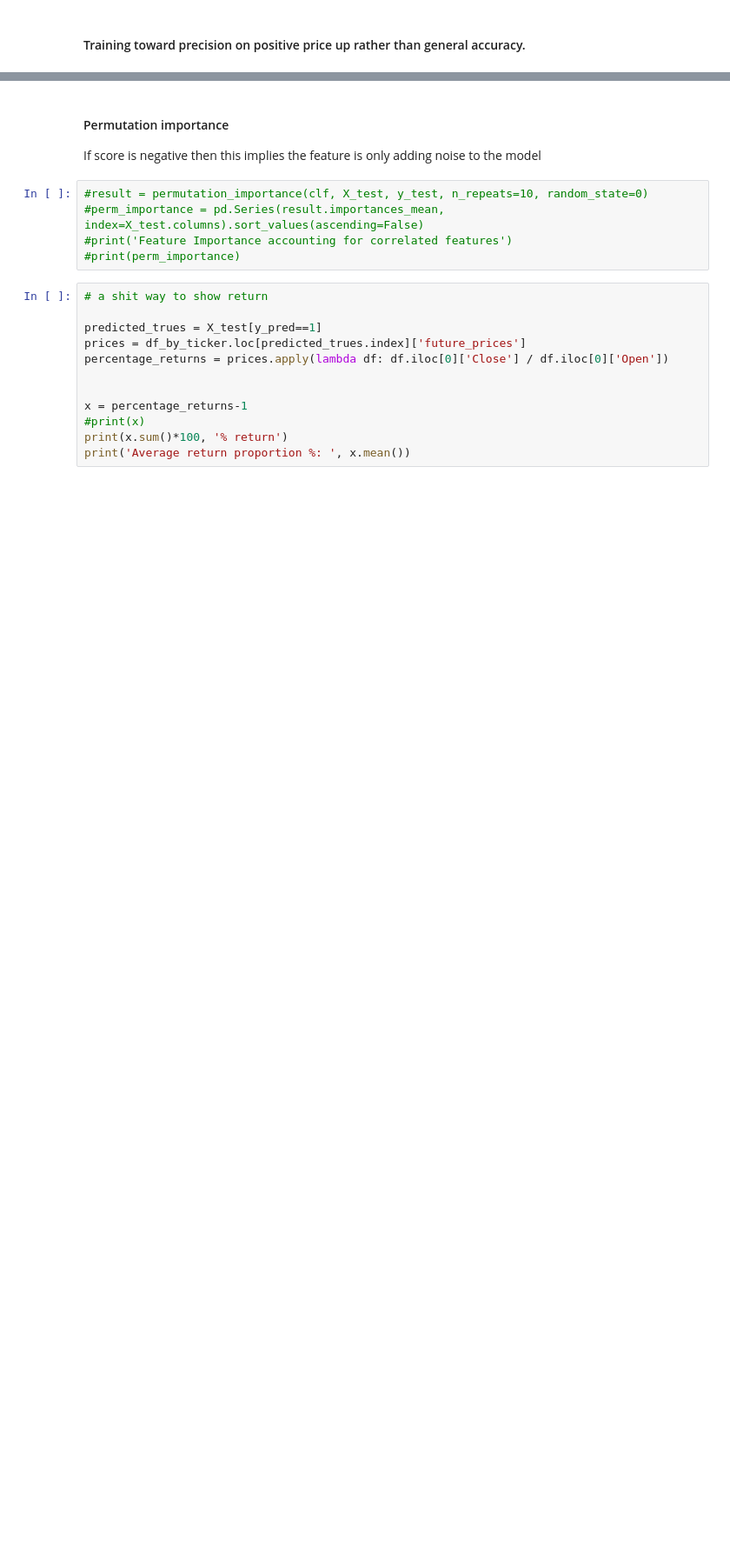
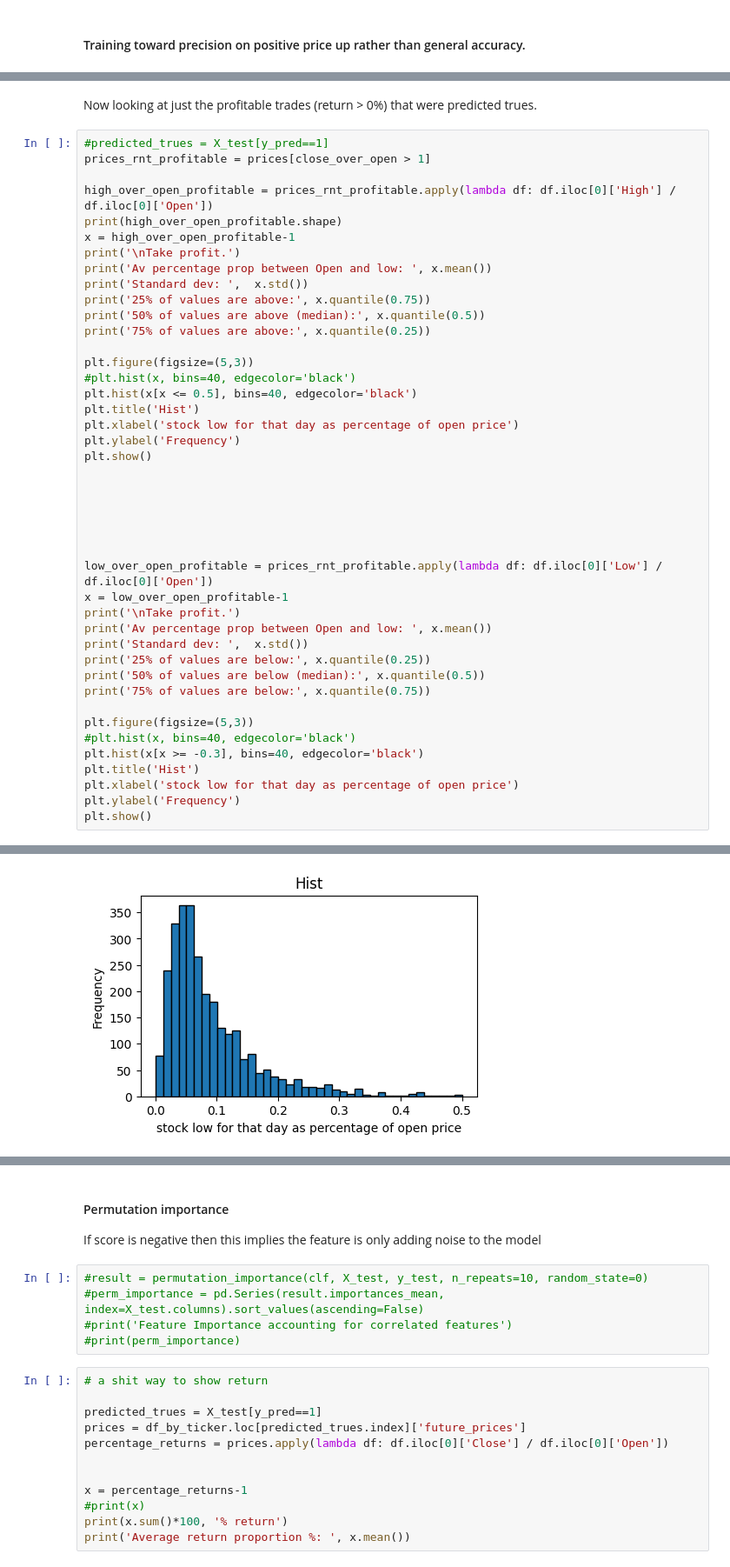
Before and after one commit to aaron-galligan/TradingBot, a Jupyter notebook: analysis.ipynb, the cells around one changed output, grey strips where cells are left out. Shown: that part at 87% size. Drawn from its saved outputs; the diff is of its cells as text; blank space fills up the shorter version.

```diff
--- a/analysis.ipynb
+++ b/analysis.ipynb
@@ -529,0 +613,46 @@ Accuracy: 0.8584480100496774
+# %% [markdown]
+Now looking at just the profitable trades (return > 0%) that were predicted trues.
+# %%
+#predicted_trues = X_test[y_pred==1]
+prices_rnt_profitable = prices[close_over_open > 1]
+
+high_over_open_profitable = prices_rnt_profitable.apply(lambda df: df.iloc[0]['High'] / df.iloc[0]['Open'])
+print(high_over_open_profitable.shape)
+x = high_over_open_profitable-1
+print('\nTake profit.')
+print('Av percentage prop between Open and low: ', x.mean())
+print('Standard dev: ',  x.std())
+print('25% of values are above:', x.quantile(0.75))
+print('50% of values are above (median):', x.quantile(0.5))
+print('75% of values are above:', x.quantile(0.25))
+
+plt.figure(figsize=(5,3))
+#plt.hist(x, bins=40, edgecolor='black')
+plt.hist(x[x <= 0.5], bins=40, edgecolor='black')
+plt.title('Hist')
+plt.xlabel('stock low for that day as percentage of open price')
+plt.ylabel('Frequency')
+plt.show()
+
+
+
+
+
+
+low_over_open_profitable = prices_rnt_profitable.apply(lambda df: df.iloc[0]['Low'] / df.iloc[0]['Open'])
+x = low_over_open_profitable-1
+print('\nTake profit.')
+print('Av percentage prop between Open and low: ', x.mean())
+print('Standard dev: ',  x.std())
+print('25% of values are below:', x.quantile(0.25))
+print('50% of values are below (median):', x.quantile(0.5))
+print('75% of values are below:', x.quantile(0.75))
+
+plt.figure(figsize=(5,3))
+#plt.hist(x, bins=40, edgecolor='black')
+plt.hist(x[x >= -0.3], bins=40, edgecolor='black')
+plt.title('Hist')
+plt.xlabel('stock low for that day as percentage of open price')
+plt.ylabel('Frequency')
+plt.show()
+# %% [output]
@@ -529,0 +667 @@ Accuracy: 0.8584480100496774
+[figure, added]
```
Also changed, not shown: parts of 19 cells of this notebook, 6 other files.
